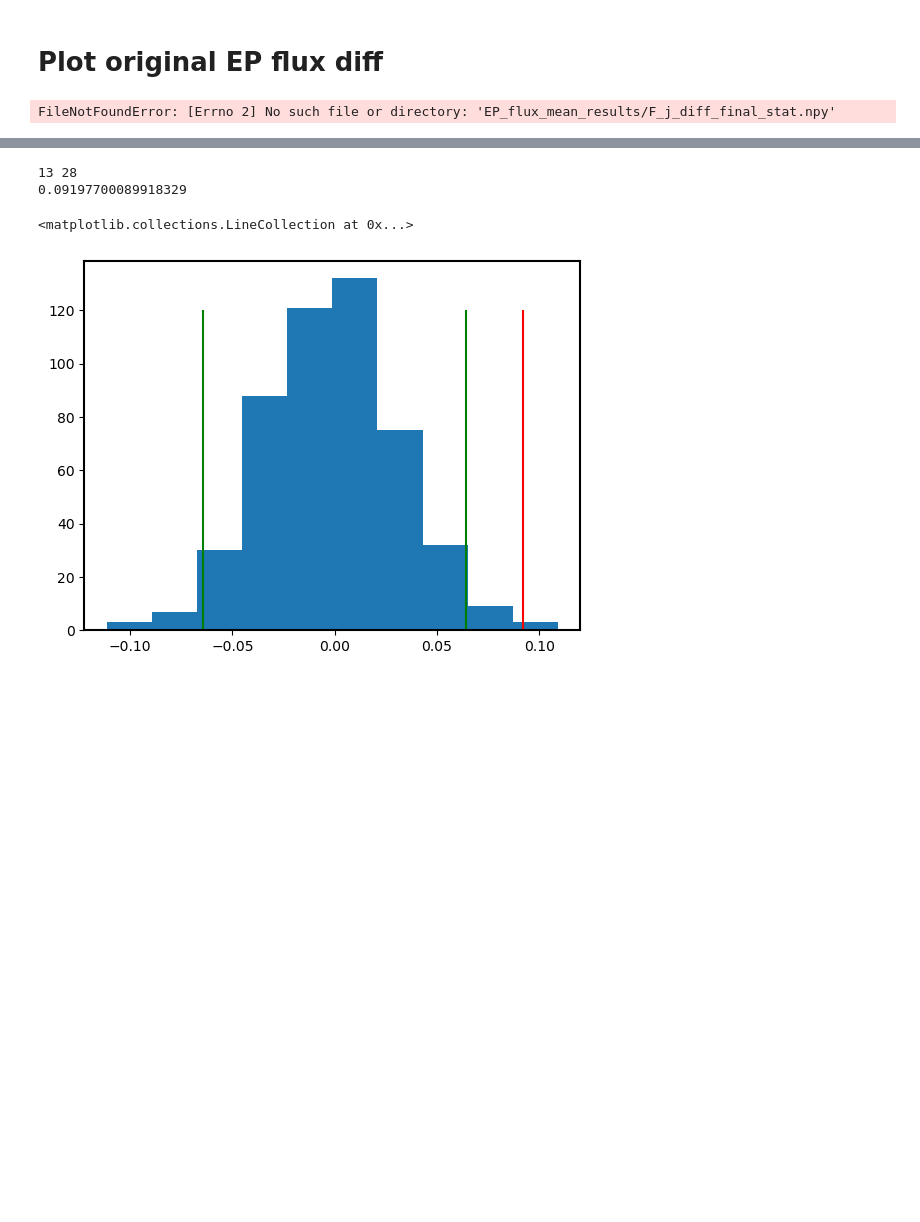
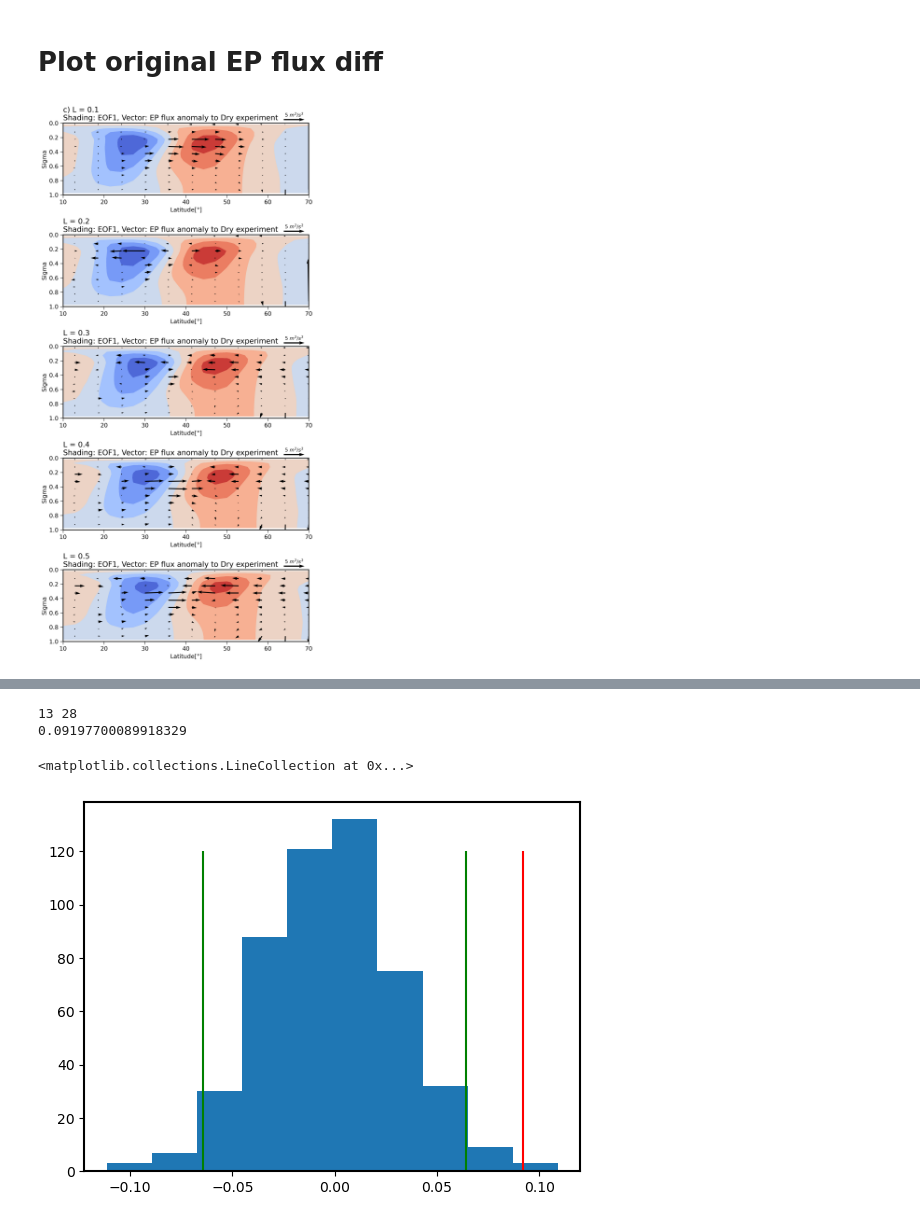
Before and after one commit to PeterChang1023/Moist_Dycore, a Jupyter notebook: IdealizeSpetral.jl/exp/HSt42/vq_new2_statistical_test.ipynb, the cells around one changed output, grey strips where cells are left out. Drawn from its saved outputs; the diff is of its cells as text; code cells hidden in the pictures; blank space fills up the shorter version.

```diff
--- a/IdealizeSpetral.jl/exp/HSt42/vq_new2_statistical_test.ipynb
+++ b/IdealizeSpetral.jl/exp/HSt42/vq_new2_statistical_test.ipynb
@@ -605,7 +578,7 @@ threshold = 3  # Wind speed threshold in m/s
 import matplotlib as mpl
 mpl.rcParams['axes.linewidth'] = 1.5
 
-for j, PR in enumerate([10,20]):
+for j, PR in enumerate(PR_values):
     # j = j-1
     F_j_mean_diff = np.load(os.path.join(ep_flux_mean_dir, f"F_j_mean_diff_PR_{PR}.npy"))
     F_k_mean_diff = np.load(os.path.join(ep_flux_mean_dir, f"F_k_mean_diff_PR_{PR}.npy"))
@@ -636,34 +609,34 @@ for j, PR in enumerate([10,20]):
 
 
     wind_plt = ax.quiver(yy[::2, NH_idx::2], zz[::2, NH_idx::2], F_j_diff_final[::2, ::2], F_k_diff_final[::2, ::2],
               color="black", scale_units='xy', angles='xy', width=4e-3, scale=2)
     # ax.quiver(yy[::2, ::2], zz[::2, ::2], -(F_j_mean_diff[::2, ::2]), -(F_k_mean_diff[::2, ::2]),
               # color="black", scale_units='xy', angles='xy', width=4e-3, scale=2)
 
     ax.quiverkey(wind_plt,0.94,1.05,10,r'5 $m^2/s^2$',labelpos='N', labelsep =0.05, color='black')
 
     ax.set_ylim([1, 0])
     ax.set_xlim([10,70])
     # ax.set_title(f"L = {PR * 0.01}: " + "EOF([$\overline{u}$]) anomaly between L = Dry in EP Flux [$m^2/s^2$]", fontsize=13, loc="left")
     if PR == 10:
         ax.set_title(f"c) L = {PR * 0.01} \n" + "Shading: EOF1, Vector: EP flux anomaly to Dry experiment", fontsize=15, loc="left")
     else:
         ax.set_title(f"L = {PR * 0.01} \n" + "Shading: EOF1, Vector: EP flux anomaly to Dry experiment", fontsize=15, loc="left")
     ax.set_xlabel("Latitude[$\degree$]", fontsize=12)
     ax.set_ylabel("Sigma", fontsize=12)
     ax.tick_params(axis='x', labelsize=12)
     ax.tick_params(axis='y', labelsize=12)
     ax.tick_params(direction='out', length=6)
 
 
 
 
 plt.tight_layout()
 # plt.suptitle("EP Flux Anomaly Between Lag Ranges Fig.4-1", fontsize=18, y=1.02)
 # plt.savefig("113-1Seminar_fig/visualize/EPflux/anamoly.png", bbox_inches='tight', dpi=300.)
 plt.show()
 # %% [output]
-FileNotFoundError: [Errno 2] No such file or directory: 'EP_flux_mean_results/F_j_diff_final_stat.npy'
+[figure, added]
 # %%
 import os
 import numpy as np
```
Also changed, not shown: parts of 6 cells of this notebook.
